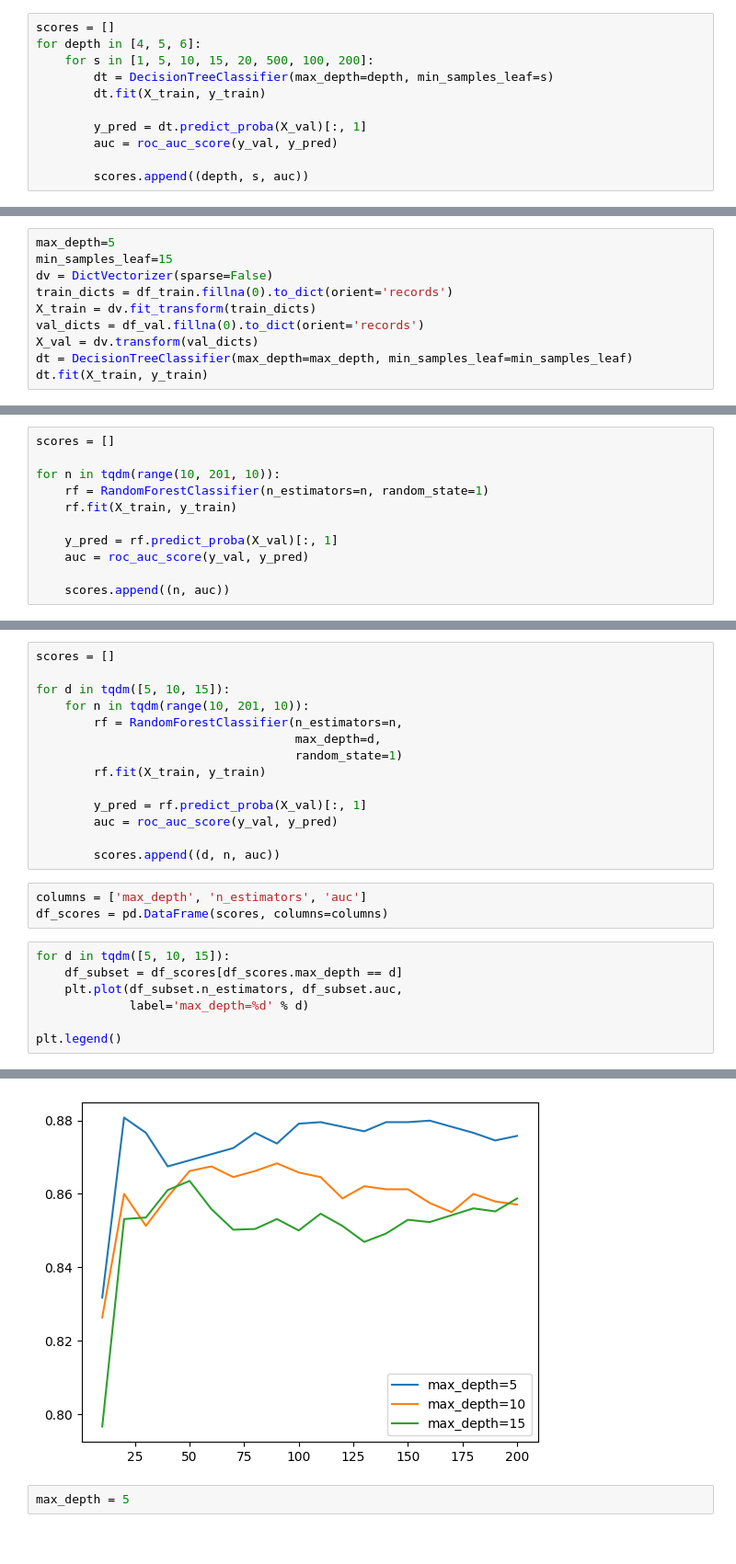
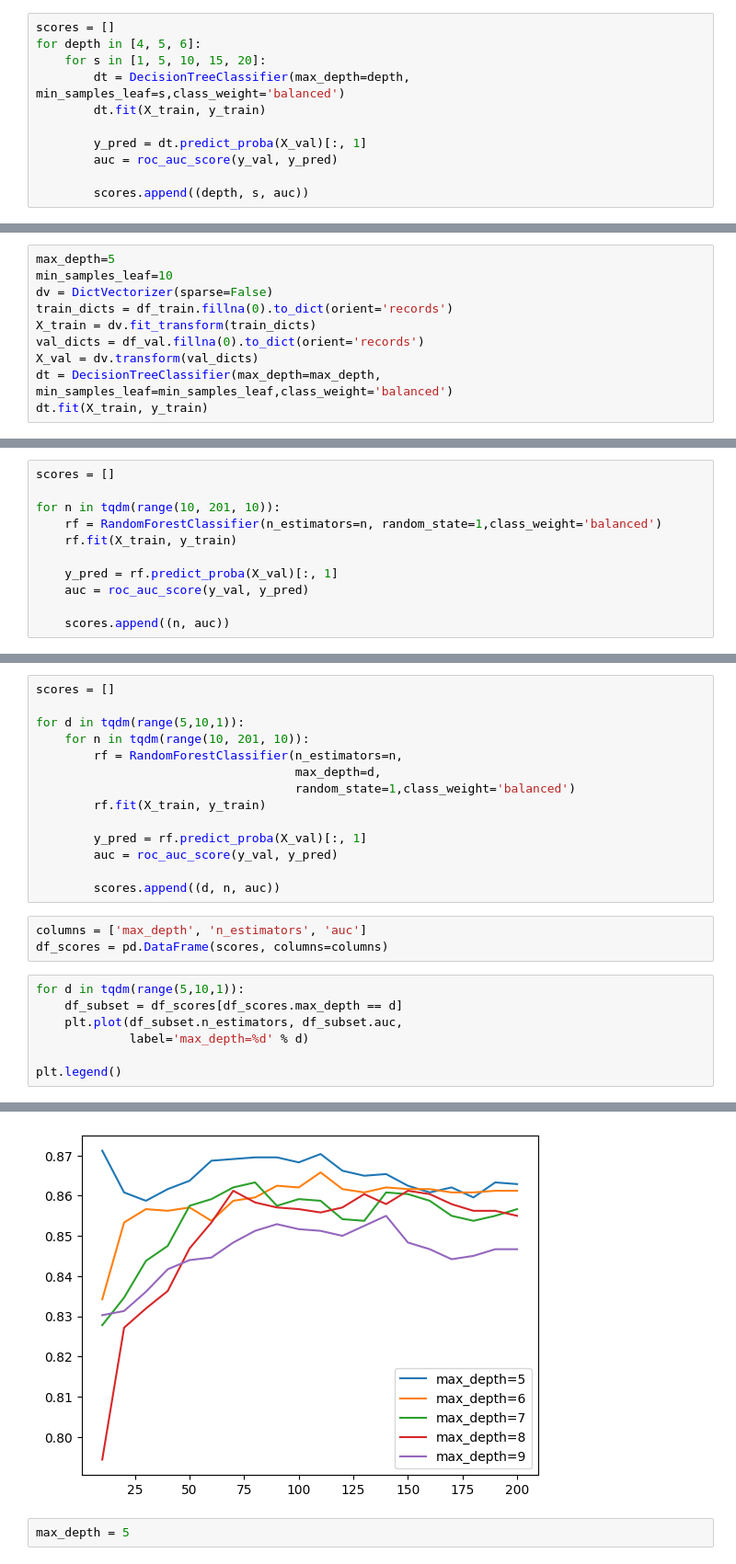
Before and after one commit to taikuchou/machine-learning-zoomcamp, a Jupyter notebook: midterm-project/mid_project_notebook.ipynb, the cells around one changed output, grey strips where cells are left out. Shown: that part at 92% size. Cells and saved outputs as stored; diff of their text form.

```diff
--- a/midterm-project/mid_project_notebook.ipynb
+++ b/midterm-project/mid_project_notebook.ipynb
@@ -629,8 +668,8 @@ None -> 0.598
 # %%
 scores = []
 for depth in [4, 5, 6]:
-    for s in [1, 5, 10, 15, 20, 500, 100, 200]:
-        dt = DecisionTreeClassifier(max_depth=depth, min_samples_leaf=s)
+    for s in [1, 5, 10, 15, 20]:
+        dt = DecisionTreeClassifier(max_depth=depth, min_samples_leaf=s,class_weight='balanced')
         dt.fit(X_train, y_train)
 
         y_pred = dt.predict_proba(X_val)[:, 1]
@@ -663,11 +699,11 @@ sns.heatmap(df_scores_pivot, annot=True, fmt=".3f")
 # %%
 max_depth=5
-min_samples_leaf=15
+min_samples_leaf=10
 dv = DictVectorizer(sparse=False)
 train_dicts = df_train.fillna(0).to_dict(orient='records')
 X_train = dv.fit_transform(train_dicts)
 val_dicts = df_val.fillna(0).to_dict(orient='records')
 X_val = dv.transform(val_dicts)
-dt = DecisionTreeClassifier(max_depth=max_depth, min_samples_leaf=min_samples_leaf)
+dt = DecisionTreeClassifier(max_depth=max_depth, min_samples_leaf=min_samples_leaf,class_weight='balanced')
 dt.fit(X_train, y_train)
 # %% [output]
@@ -737,7 +794,7 @@ X_val = dv.transform(val_dicts)
 scores = []
 
 for n in tqdm(range(10, 201, 10)):
-    rf = RandomForestClassifier(n_estimators=n, random_state=1)
+    rf = RandomForestClassifier(n_estimators=n, random_state=1,class_weight='balanced')
     rf.fit(X_train, y_train)
 
     y_pred = rf.predict_proba(X_val)[:, 1]
@@ -754,11 +811,11 @@ plt.plot(df_scores.n_estimators, df_scores.auc)
 # %%
 scores = []
 
-for d in tqdm([5, 10, 15]):
+for d in tqdm(range(5,10,1)):
     for n in tqdm(range(10, 201, 10)):
         rf = RandomForestClassifier(n_estimators=n,
                                     max_depth=d,
-                                    random_state=1)
+                                    random_state=1,class_weight='balanced')
         rf.fit(X_train, y_train)
 
         y_pred = rf.predict_proba(X_val)[:, 1]
@@ -769,15 +826,15 @@ for d in tqdm([5, 10, 15]):
 columns = ['max_depth', 'n_estimators', 'auc']
 df_scores = pd.DataFrame(scores, columns=columns)
 # %%
-for d in tqdm([5, 10, 15]):
+for d in tqdm(range(5,10,1)):
     df_subset = df_scores[df_scores.max_depth == d]
     plt.plot(df_subset.n_estimators, df_subset.auc,
              label='max_depth=%d' % d)
 
 plt.legend()
 # %% [output]
 <matplotlib.legend.Legend at 0x...>
-[figure, old version]
+[figure, new version]
 # %%
 max_depth = 5
 # %%
```
Also changed, not shown: parts of 51 cells of this notebook.
